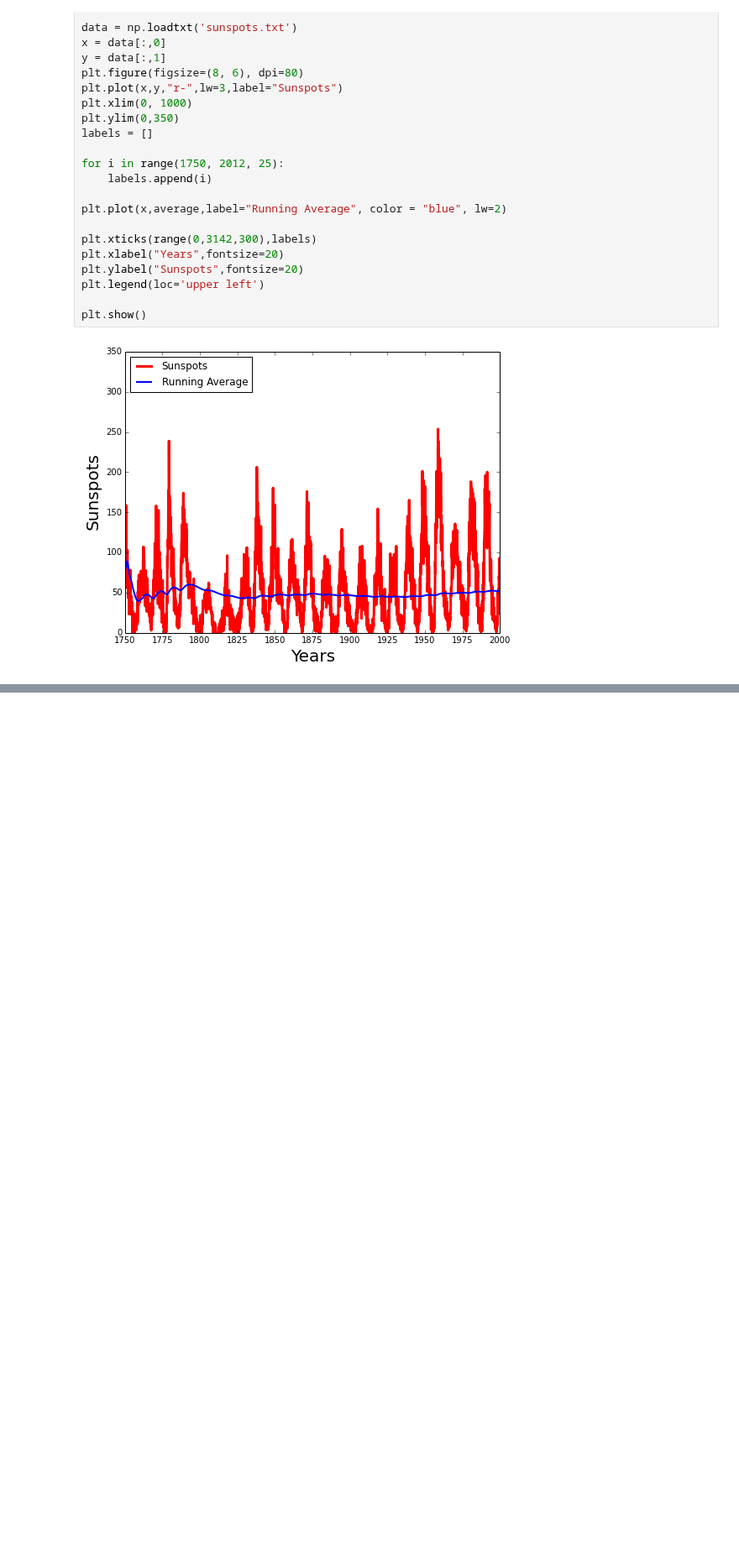
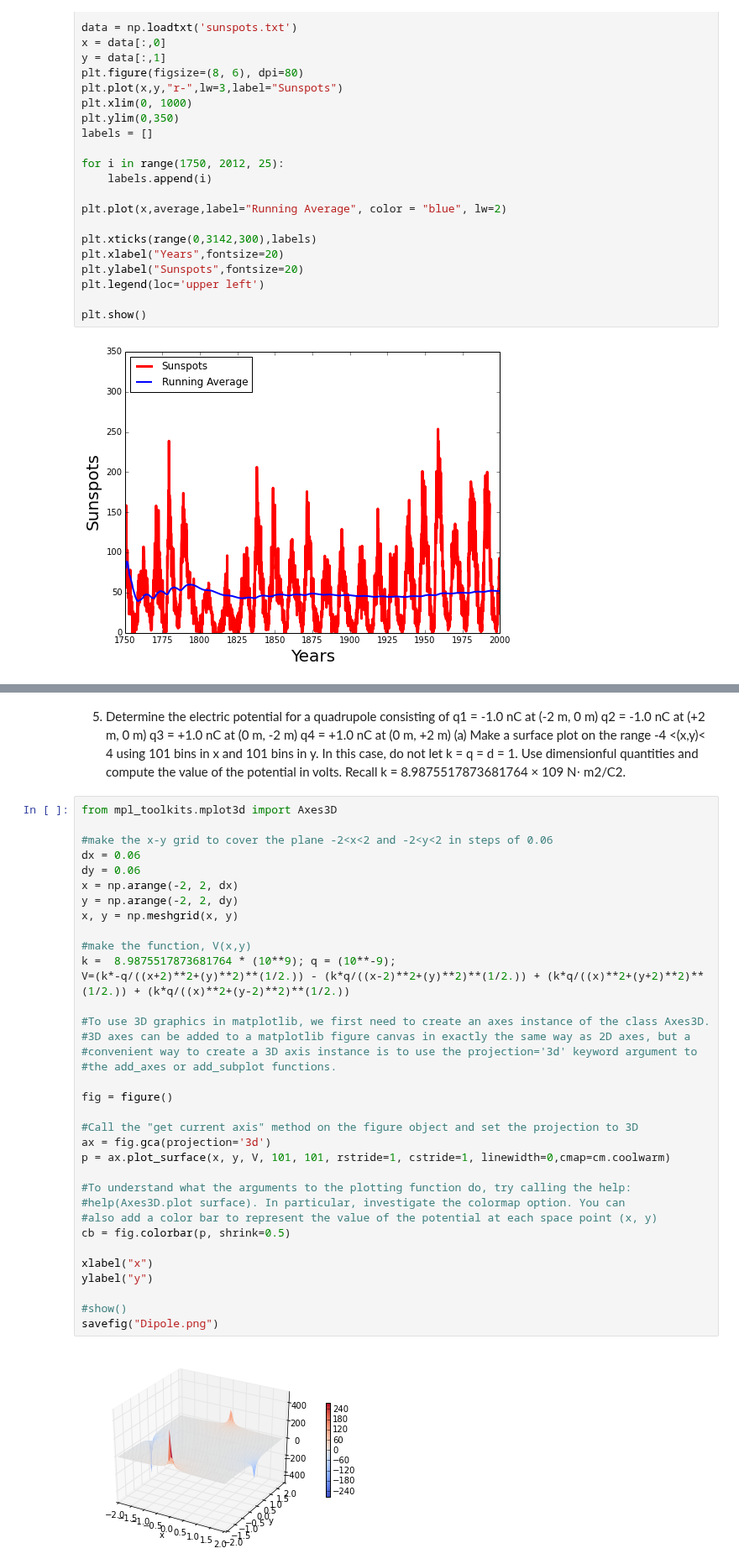
Before and after one commit to jpizagui/PHYS202-S14, a Jupyter notebook: Graphics/GraphicsExercises.ipynb, the cells around one changed output, grey strips where cells are left out. Shown at 84% size. Drawn from its saved outputs; the diff is of its cells as text; blank space fills up the shorter version.

```diff
--- a/Graphics/GraphicsExercises.ipynb
+++ b/Graphics/GraphicsExercises.ipynb
@@ -120,0 +172,45 @@ plt.legend(loc='upper left')
+# %% [markdown]
+5. Determine the electric potential for a quadrupole consisting of
+q1 = -1.0 nC at (-2 m, 0 m)
+q2 = -1.0 nC at (+2 m, 0 m)
+q3 = +1.0 nC at (0 m, -2 m)
+q4 = +1.0 nC at (0 m, +2 m)
+(a) Make a surface plot on the range -4 <(x,y)< 4 using 101 bins in x and 101 bins in y. In this case, do not let k = q = d = 1. Use dimensionful quantities and compute the value of the potential in volts.
+Recall k = 8.9875517873681764 × 109 N⋅ m2/C2.
+# %%
+from mpl_toolkits.mplot3d import Axes3D
+
+#make the x-y grid to cover the plane -2<x<2 and -2<y<2 in steps of 0.06
+dx = 0.06
+dy = 0.06
+x = np.arange(-2, 2, dx)
+y = np.arange(-2, 2, dy)
+x, y = np.meshgrid(x, y)
+
+#make the function, V(x,y)
+k =  8.9875517873681764 * (10**9); q = (10**-9);
+V=(k*-q/((x+2)**2+(y)**2)**(1/2.)) - (k*q/((x-2)**2+(y)**2)**(1/2.)) + (k*q/((x)**2+(y+2)**2)**(1/2.)) + (k*q/((x)**2+(y-2)**2)**(1/2.))
+
+#To use 3D graphics in matplotlib, we first need to create an axes instance of the class Axes3D.
+#3D axes can be added to a matplotlib figure canvas in exactly the same way as 2D axes, but a
+#convenient way to create a 3D axis instance is to use the projection='3d' keyword argument to
+#the add_axes or add_subplot functions.
+
+fig = figure()
+
+#Call the "get current axis" method on the figure object and set the projection to 3D
+ax = fig.gca(projection='3d')
+p = ax.plot_surface(x, y, V, 101, 101, rstride=1, cstride=1, linewidth=0,cmap=cm.coolwarm)
+
+#To understand what the arguments to the plotting function do, try calling the help:
+#help(Axes3D.plot surface). In particular, investigate the colormap option. You can
+#also add a color bar to represent the value of the potential at each space point (x, y)
+cb = fig.colorbar(p, shrink=0.5)
+
+xlabel("x")
+ylabel("y")
+
+#show()
+savefig("Dipole.png")
+# %% [output]
+[figure, added]
```
Also changed, not shown: parts of 14 cells of this notebook, 2 other files.
